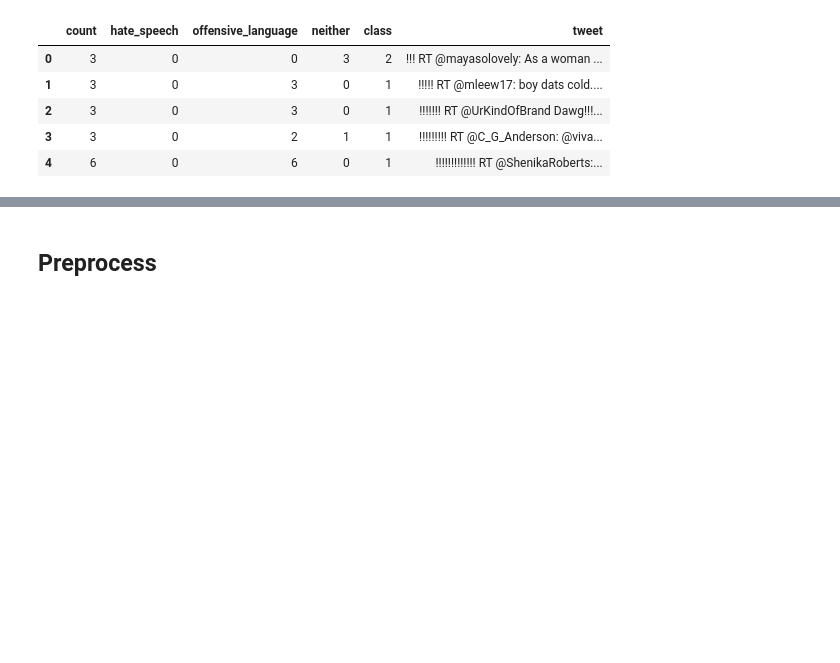
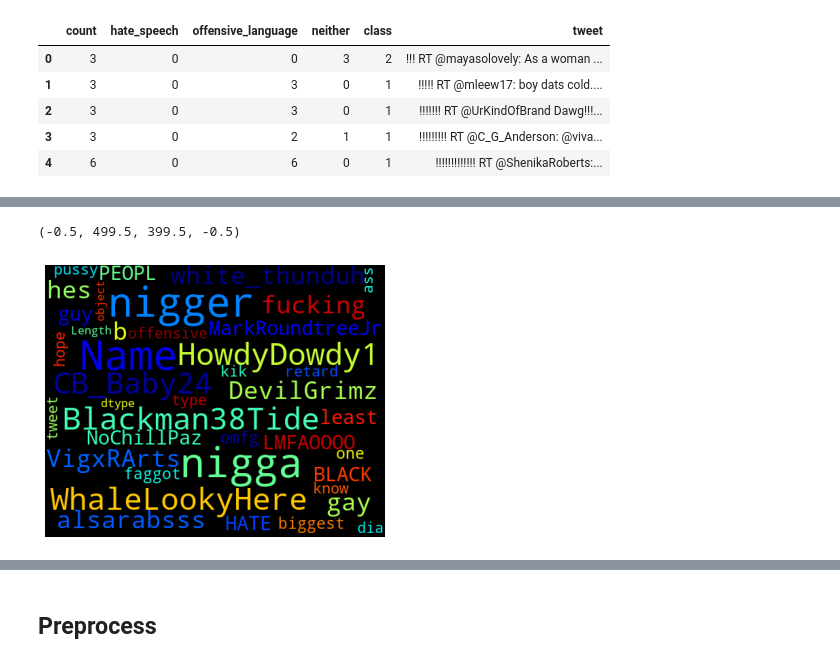
Before and after one commit to Anpan981025/ML_groupproject, a Jupyter notebook: hate_speech_classifier.ipynb, the cells around one changed output, grey strips where cells are left out. Cells and saved outputs as stored; diff of their text form; code cells hidden in the pictures; blank space fills up the shorter version.

```diff
--- a/hate_speech_classifier.ipynb
+++ b/hate_speech_classifier.ipynb
@@ -33,0 +71,21 @@ array([2, 1, 1, ..., 1, 1, 2])
+# %%
+# hate speech wordcloud
+wc_hate = WordCloud(
+    width = 500,
+    height = 400,
+    random_state = 1,
+    collocations = False,
+    background_color = 'black',
+    colormap = 'jet',
+    stopwords = sw,
+    max_words = 200,
+    max_font_size = 60,
+    #mask = mask
+).generate(str(dataset.loc[dataset["class"]==0].tweet))
+
+plt.figure(figsize=(10,5))
+plt.imshow(wc_hate)
+plt.axis("off")
+# %% [output]
+(-0.5, 499.5, 399.5, -0.5)
+[figure, added]
```
Also changed, not shown: parts of 16 cells of this notebook, 1 other file.
